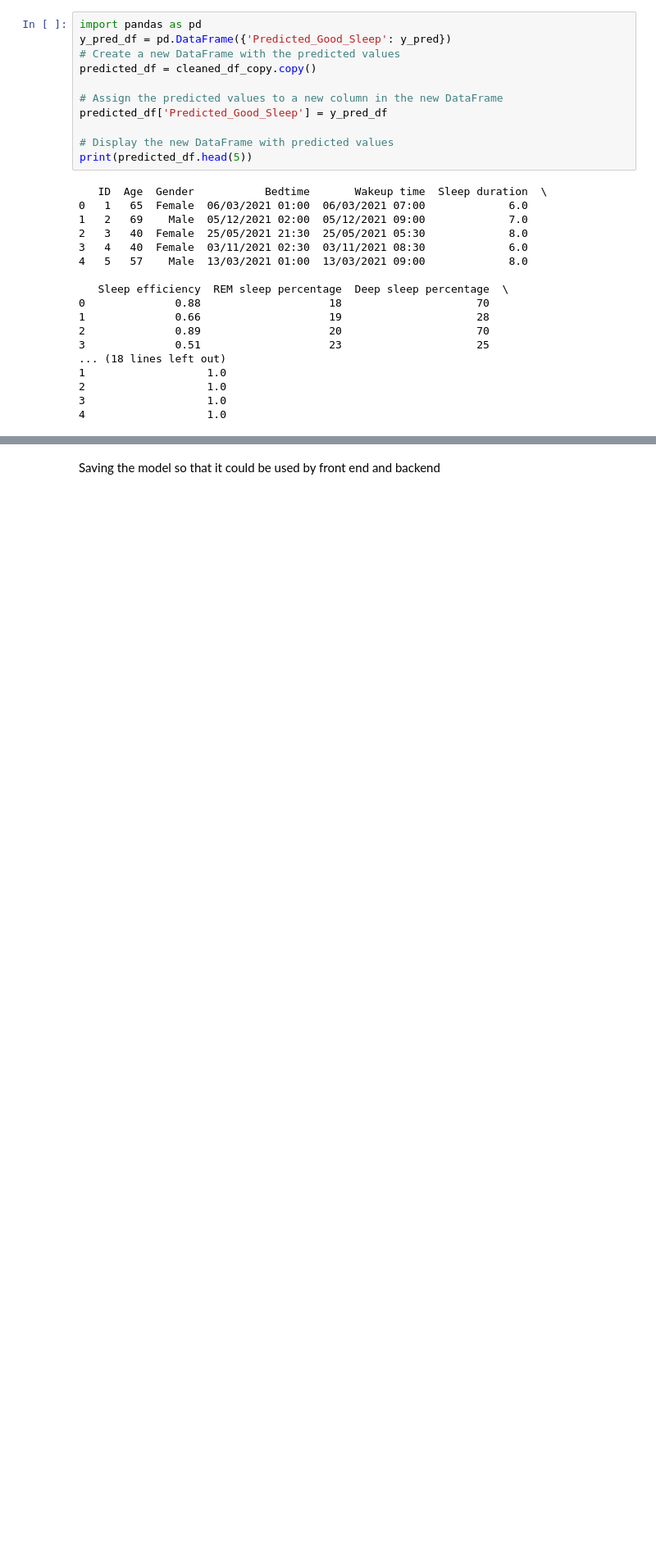
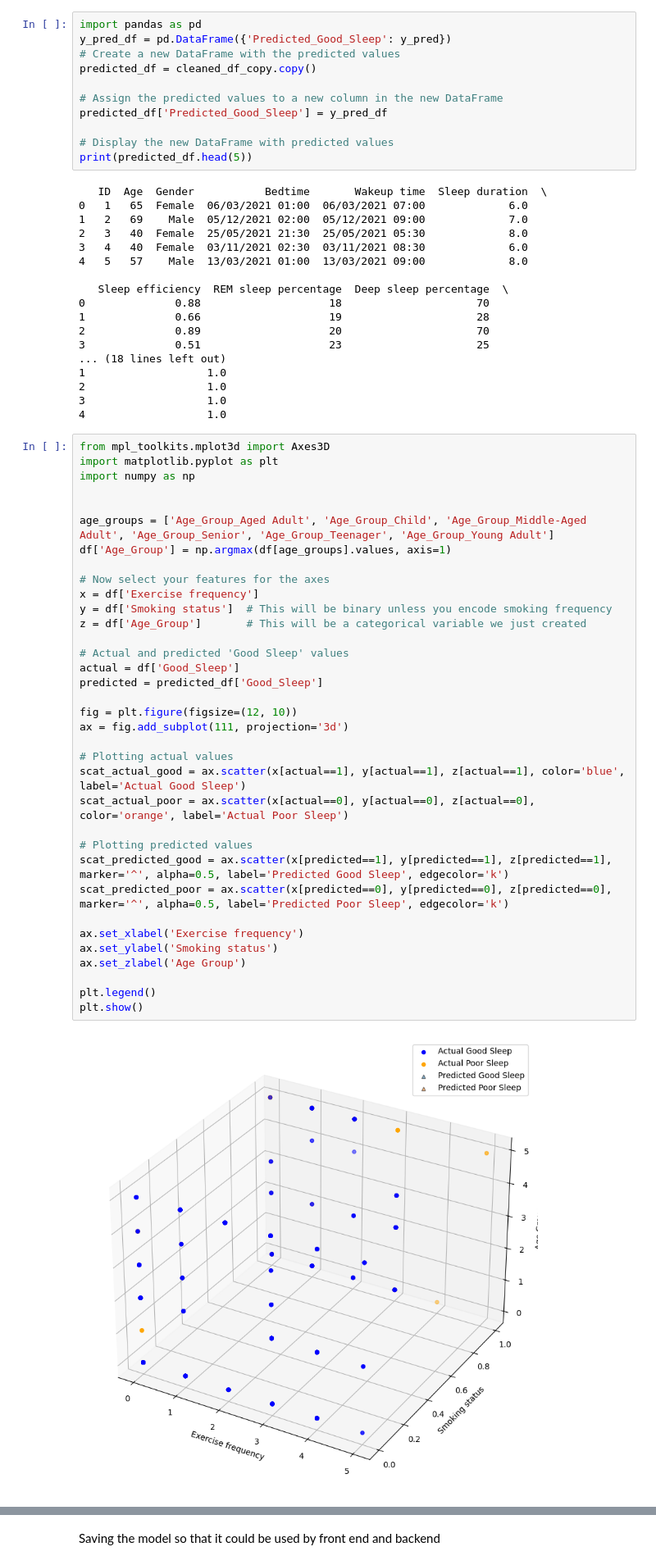
Before and after one commit to tazam777/sleep_efficiency_indicator, a Jupyter notebook: SleepProjectV2.ipynb, the cells around one changed output, grey strips where cells are left out. Shown at 82% size. Saved outputs shown, nothing was run; the diff lists cells and outputs as text; blank space fills up the shorter version.

```diff
--- a/SleepProjectV2.ipynb
+++ b/SleepProjectV2.ipynb
@@ -910,3 +879,40 @@ print(predicted_df.head(5))
 2                   1.0
 3                   1.0
 4                   1.0
+# %%
+from mpl_toolkits.mplot3d import Axes3D
+import matplotlib.pyplot as plt
+import numpy as np
+
+
+age_groups = ['Age_Group_Aged Adult', 'Age_Group_Child', 'Age_Group_Middle-Aged Adult', 'Age_Group_Senior', 'Age_Group_Teenager', 'Age_Group_Young Adult']
+df['Age_Group'] = np.argmax(df[age_groups].values, axis=1)
+
+# Now select your features for the axes
+x = df['Exercise frequency']
+y = df['Smoking status']  # This will be binary unless you encode smoking frequency
+z = df['Age_Group']       # This will be a categorical variable we just created
+
+# Actual and predicted 'Good Sleep' values
+actual = df['Good_Sleep']
+predicted = predicted_df['Good_Sleep']
+
+fig = plt.figure(figsize=(12, 10))
+ax = fig.add_subplot(111, projection='3d')
+
+# Plotting actual values
+scat_actual_good = ax.scatter(x[actual==1], y[actual==1], z[actual==1], color='blue', label='Actual Good Sleep')
+scat_actual_poor = ax.scatter(x[actual==0], y[actual==0], z[actual==0], color='orange', label='Actual Poor Sleep')
+
+# Plotting predicted values
+scat_predicted_good = ax.scatter(x[predicted==1], y[predicted==1], z[predicted==1], marker='^', alpha=0.5, label='Predicted Good Sleep', edgecolor='k')
+scat_predicted_poor = ax.scatter(x[predicted==0], y[predicted==0], z[predicted==0], marker='^', alpha=0.5, label='Predicted Poor Sleep', edgecolor='k')
+
+ax.set_xlabel('Exercise frequency')
+ax.set_ylabel('Smoking status')
+ax.set_zlabel('Age Group')
+
+plt.legend()
+plt.show()
+# %% [output]
+[figure, added]
```
Also changed, not shown: parts of 29 cells of this notebook, 1 other file.
